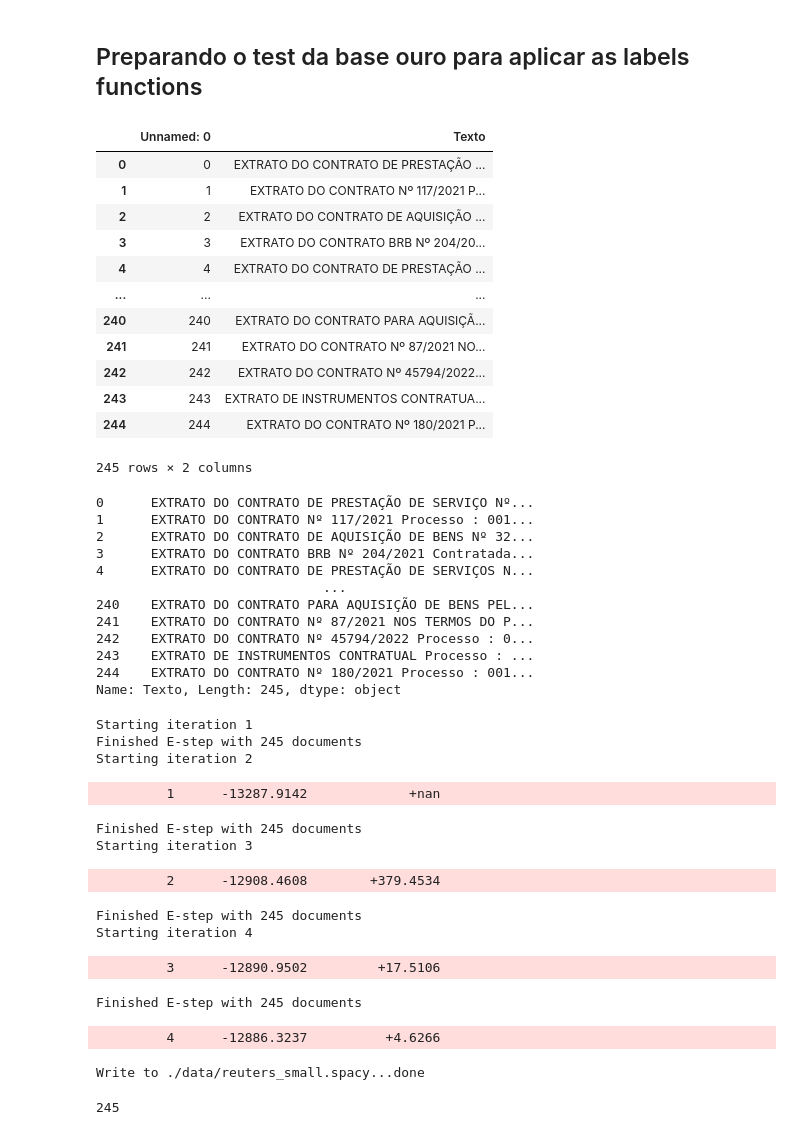
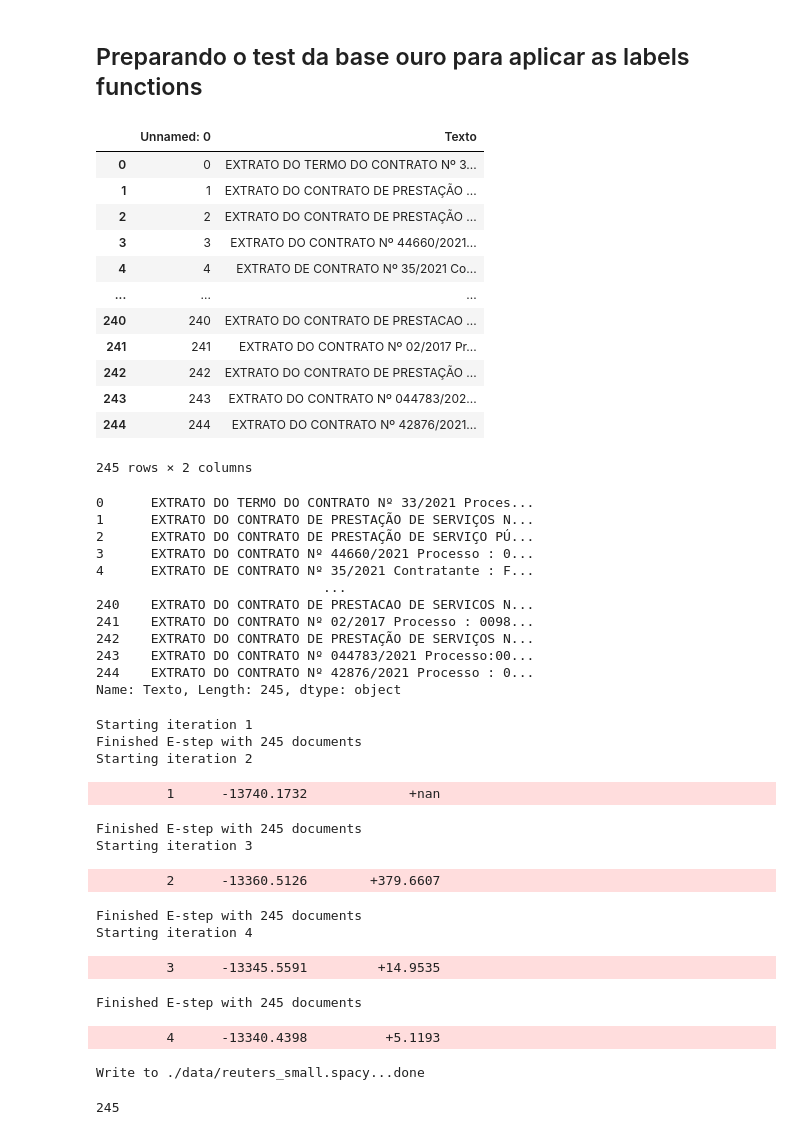
Before and after one commit to UnB-KnEDLe/experiments, a Jupyter notebook: members/lucelia/Supervisao_Fraca/labelfunction_direto.ipynb, the cells around one changed output. Drawn from its saved outputs; the diff is of its cells as text; code cells hidden in the pictures.

```diff
--- a/members/lucelia/Supervisao_Fraca/labelfunction_direto.ipynb
+++ b/members/lucelia/Supervisao_Fraca/labelfunction_direto.ipynb
@@ -18,37 +18,37 @@ from sklearn_crfsuite import metrics
 # %%
 #Carrega o dataset de teste para aplicacao das LB
-df_sk_1 = pd.read_csv('./CSVs/Extrato_Contrato_Split_2_x_test_texto.csv', dtype=str)
+df_sk_1 = pd.read_csv('./CSVs/Extrato_Contrato_Split_4_x_test_texto.csv', dtype=str)
 df_sk_1
 # %% [output]
 |  | Unnamed: 0 | Texto |
-| 0 | 0 | EXTRATO DO CONTRATO DE PRESTAÇÃO ... |
-| 1 | 1 | EXTRATO DO CONTRATO Nº 117/2021 P... |
-| 2 | 2 | EXTRATO DO CONTRATO DE AQUISIÇÃO ... |
-| 3 | 3 | EXTRATO DO CONTRATO BRB Nº 204/20... |
-| 4 | 4 | EXTRATO DO CONTRATO DE PRESTAÇÃO ... |
+| 0 | 0 | EXTRATO DO TERMO DO CONTRATO Nº 3... |
+| 1 | 1 | EXTRATO DO CONTRATO DE PRESTAÇÃO ... |
+| 2 | 2 | EXTRATO DO CONTRATO DE PRESTAÇÃO ... |
+| 3 | 3 | EXTRATO DO CONTRATO Nº 44660/2021... |
+| 4 | 4 | EXTRATO DE CONTRATO Nº 35/2021 Co... |
 | ... | ... | ... |
-| 240 | 240 | EXTRATO DO CONTRATO PARA AQUISIÇÃ... |
-| 241 | 241 | EXTRATO DO CONTRATO Nº 87/2021 NO... |
-| 242 | 242 | EXTRATO DO CONTRATO Nº 45794/2022... |
-| 243 | 243 | EXTRATO DE INSTRUMENTOS CONTRATUA... |
-| 244 | 244 | EXTRATO DO CONTRATO Nº 180/2021 P... |
+| 240 | 240 | EXTRATO DO CONTRATO DE PRESTACAO ... |
+| 241 | 241 | EXTRATO DO CONTRATO Nº 02/2017 Pr... |
+| 242 | 242 | EXTRATO DO CONTRATO DE PRESTAÇÃO ... |
+| 243 | 243 | EXTRATO DO CONTRATO Nº 044783/202... |
+| 244 | 244 | EXTRATO DO CONTRATO Nº 42876/2021... |
 245 rows × 2 columns
 # %%
 #criando novo dataframe somente com os textos
 df_sk = df_sk_1['Texto'].reset_index(drop=True)
 df_sk
 # %% [output]
-0      EXTRATO DO CONTRATO DE PRESTAÇÃO DE SERVIÇO Nº...
-1      EXTRATO DO CONTRATO Nº 117/2021 Processo : 001...
-2      EXTRATO DO CONTRATO DE AQUISIÇÃO DE BENS Nº 32...
-3      EXTRATO DO CONTRATO BRB Nº 204/2021 Contratada...
-4      EXTRATO DO CONTRATO DE PRESTAÇÃO DE SERVIÇOS N...
+0      EXTRATO DO TERMO DO CONTRATO Nº 33/2021 Proces...
+1      EXTRATO DO CONTRATO DE PRESTAÇÃO DE SERVIÇOS N...
+2      EXTRATO DO CONTRATO DE PRESTAÇÃO DE SERVIÇO PÚ...
+3      EXTRATO DO CONTRATO Nº 44660/2021 Processo : 0...
+4      EXTRATO DE CONTRATO Nº 35/2021 Contratante : F...
                              ...
-240    EXTRATO DO CONTRATO PARA AQUISIÇÃO DE BENS PEL...
-241    EXTRATO DO CONTRATO Nº 87/2021 NOS TERMOS DO P...
-242    EXTRATO DO CONTRATO Nº 45794/2022 Processo : 0...
-243    EXTRATO DE INSTRUMENTOS CONTRATUAL Processo : ...
-244    EXTRATO DO CONTRATO Nº 180/2021 Processo : 001...
+240    EXTRATO DO CONTRATO DE PRESTACAO DE SERVICOS N...
+241    EXTRATO DO CONTRATO Nº 02/2017 Processo : 0098...
+242    EXTRATO DO CONTRATO DE PRESTAÇÃO DE SERVIÇOS N...
+243    EXTRATO DO CONTRATO Nº 044783/2021 Processo:00...
+244    EXTRATO DO CONTRATO Nº 42876/2021 Processo : 0...
 Name: Texto, Length: 245, dtype: object
 # %%
 #len(df_sk)
@@ -63,15 +63,15 @@ skw.train_HMM_Dodf()
 Starting iteration 1
 Finished E-step with 245 documents
 Starting iteration 2
-         1      -13287.9142             +nan
+         1      -13740.1732             +nan
 Finished E-step with 245 documents
 Starting iteration 3
-         2      -12908.4608        +379.4534
+         2      -13360.5126        +379.6607
 Finished E-step with 245 documents
 Starting iteration 4
-         3      -12890.9502         +17.5106
+         3      -13345.5591         +14.9535
 Finished E-step with 245 documents
-         4      -12886.3237          +4.6266
+         4      -13340.4398          +5.1193
 Write to ./data/reuters_small.spacy...done
 # %%
 # converting to CSV file
```
Also changed, not shown: parts of 13 cells of this notebook, 29 other files.
